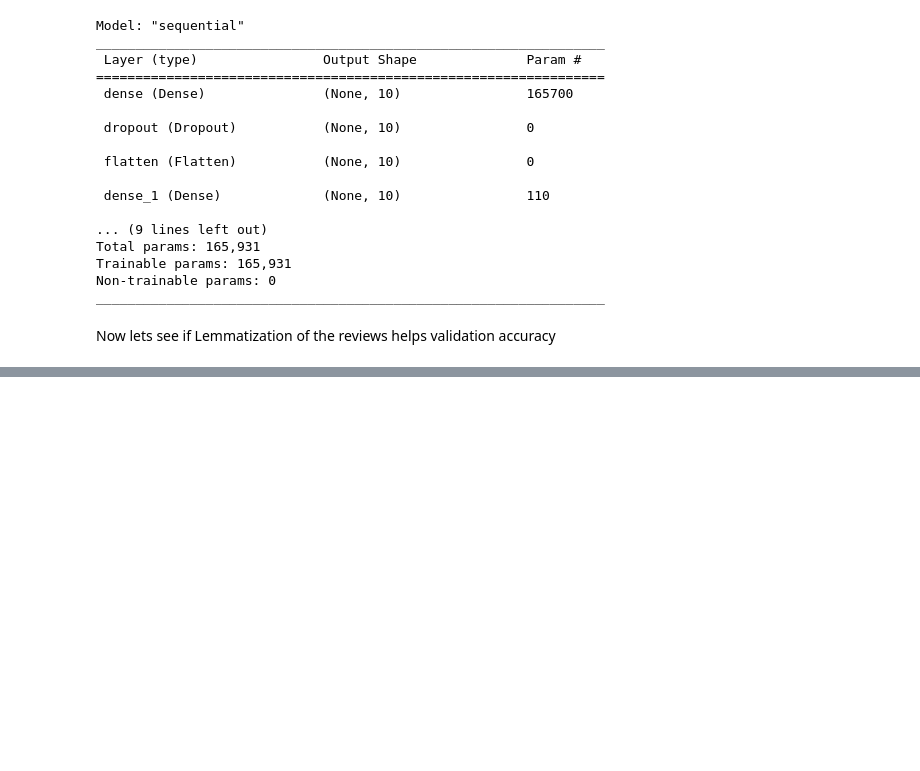
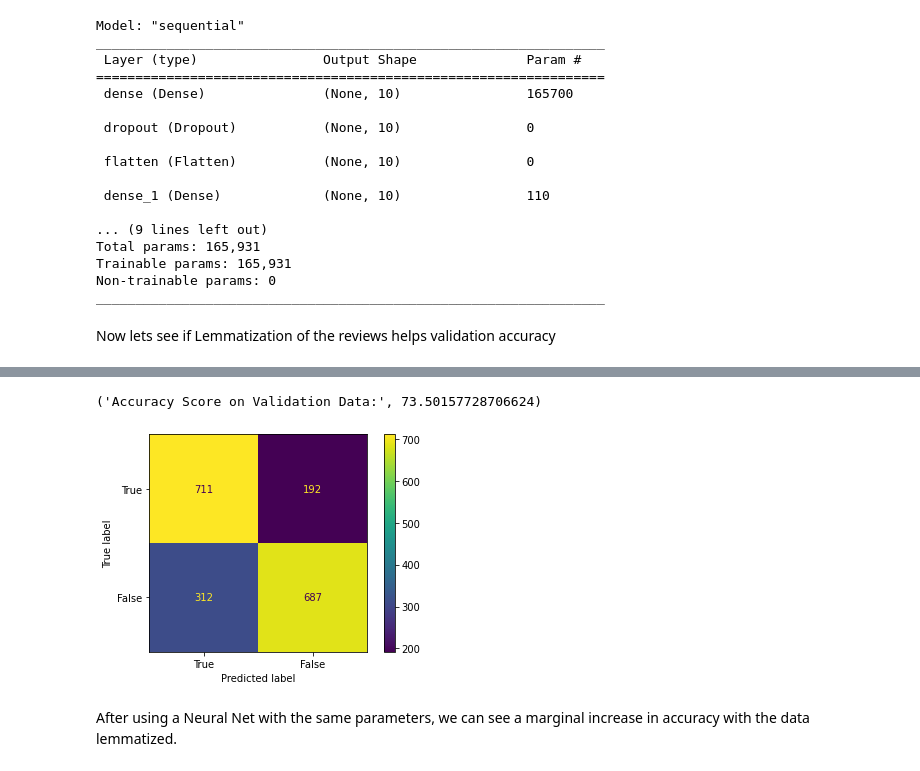
Before and after one commit to phmorris610/cs39aa_project, a Jupyter notebook: project_part3.ipynb, the cells around one changed output, grey strips where cells are left out. Drawn from its saved outputs; the diff is of its cells as text; code cells hidden in the pictures; blank space fills up the shorter version.

```diff
--- a/project_part3.ipynb
+++ b/project_part3.ipynb
@@ -469,0 +529,9 @@ lemmatizer = WordNetLemmatizer()
+# %%
+import torch
+import tensorflow as tf
+nptrain_tensor_lem = Xtrain_tense_lem.numpy()
+npval_tensor_lem = Xval_tense_lem.numpy()
+Xtftrain_tensor_lem = tf.convert_to_tensor(nptrain_tensor_lem)
+Xtfval_tensor_lem = tf.convert_to_tensor(npval_tensor_lem)
+print(Xtftrain_tensor_lem.shape)
+print(Xtfval_tensor_lem.shape)
@@ -469,0 +541,13 @@ lemmatizer = WordNetLemmatizer()
+# %%
+classifier = Sequential()
+classifier.add(Dense(units=10, activation='relu', input_dim=14162))
+classifier.add(Dropout(0.3))
+classifier.add(Flatten())
+classifier.add(Dense(units=10, activation='relu'))
+classifier.add(Dropout(0.2))
+classifier.add(Flatten())
+classifier.add(Dense(units=10, activation='relu'))
+classifier.add(Dense(units=1, activation='sigmoid'))
+classifier.compile(optimizer='adam', loss='binary_crossentropy', metrics=['accuracy'])
+# %%
+classifier.fit(Xtftrain_tensor_lem, y_train_lem, batch_size=200, epochs=15)
@@ -469,0 +573,4 @@ lemmatizer = WordNetLemmatizer()
+# %%
+y_pred_lem = classifier.predict(Xtfval_tensor_lem)
+y_pred_lem = (y_pred_lem > 0.5)
+print(y_pred_lem)
@@ -469,0 +586,10 @@ lemmatizer = WordNetLemmatizer()
+# %%
+from sklearn.metrics import confusion_matrix, ConfusionMatrixDisplay, accuracy_score
+cm = ConfusionMatrixDisplay(confusion_matrix(y_val_lem, y_pred_lem), display_labels=['True', 'False'])
+cm.plot()
+'Accuracy Score on Validation Data:', accuracy_score(y_val_lem, y_pred_lem)*100
+# %% [output]
+('Accuracy Score on Validation Data:', 73.50157728706624)
+[figure, added]
+# %% [markdown]
+After using a Neural Net with the same parameters, we can see a marginal increase in accuracy with the data lemmatized.
```
Also changed, not shown: parts of 13 cells of this notebook.
